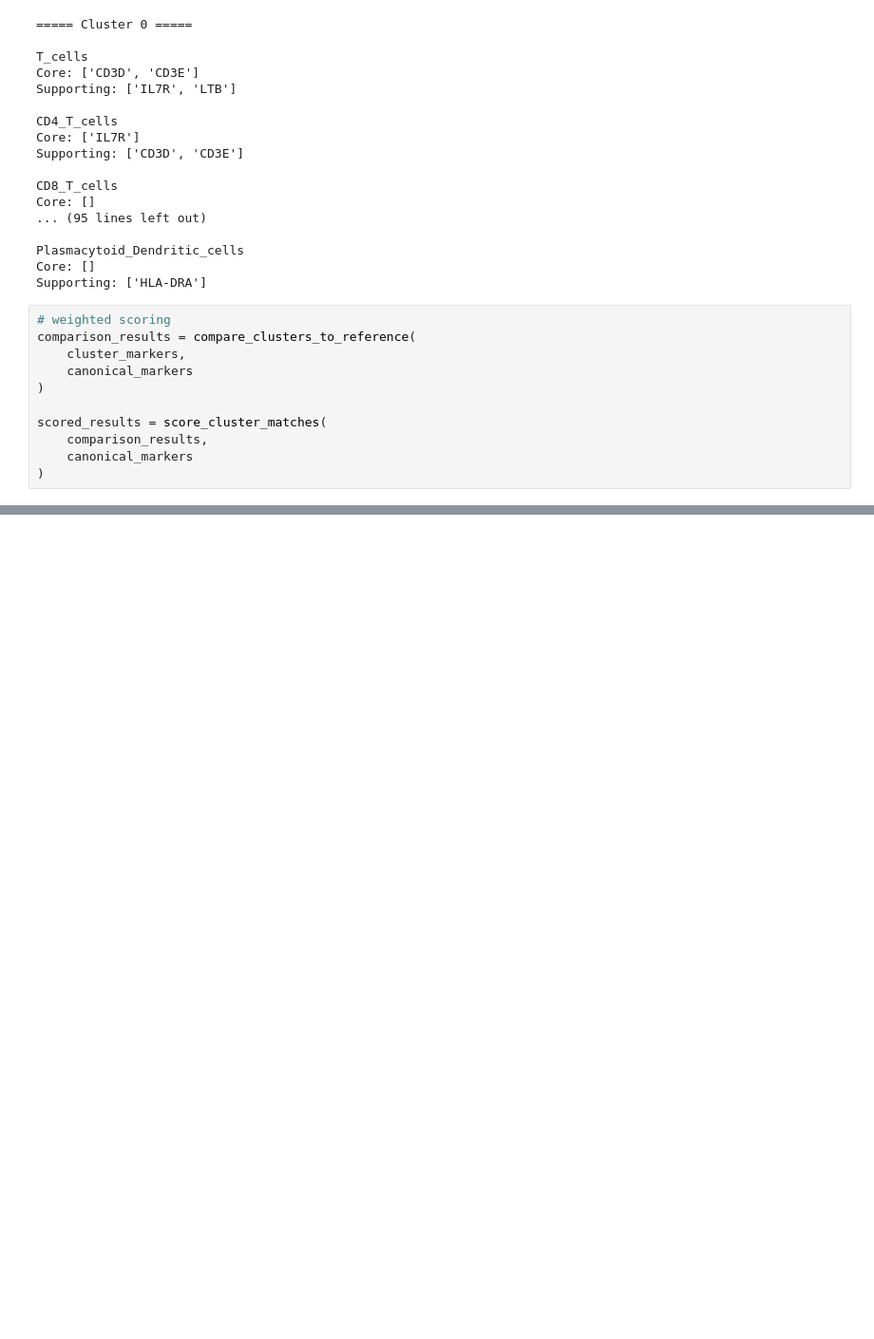
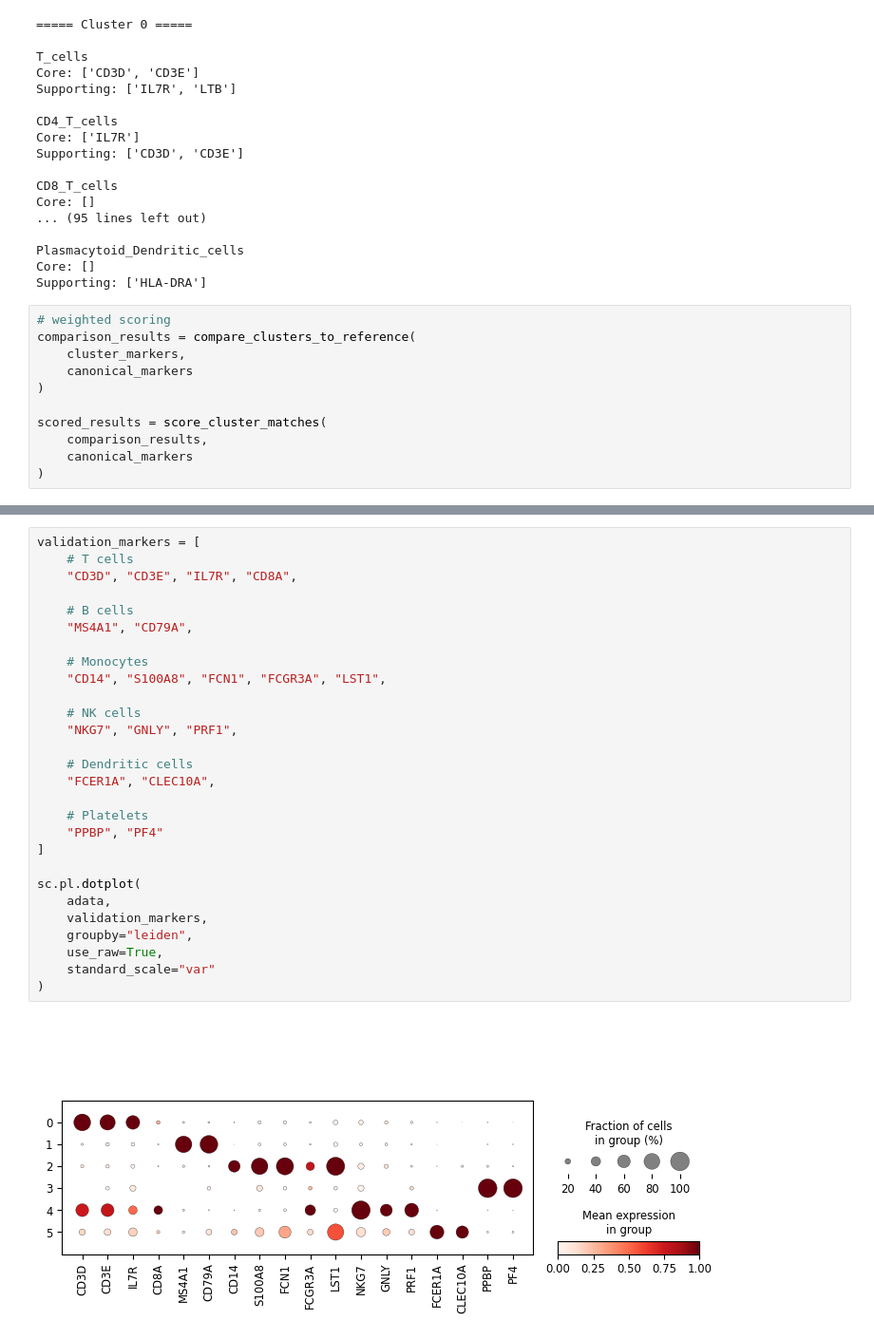
Before and after one commit to tshotts07/ImmunoType, a Jupyter notebook: notebooks/03_preprocessing.ipynb, the cells around one changed output, grey strips where cells are left out. Shown at 95% size. Cells and saved outputs as stored; diff of their text form; blank space fills up the shorter version.

Commit message:
Finalize Phase 3, identify cluster groups

```diff
--- a/notebooks/03_preprocessing.ipynb
+++ b/notebooks/03_preprocessing.ipynb
@@ -773,0 +808,30 @@ scored_results = score_cluster_matches(
+# %%
+validation_markers = [
+    # T cells
+    "CD3D", "CD3E", "IL7R", "CD8A",
+
+    # B cells
+    "MS4A1", "CD79A",
+
+    # Monocytes
+    "CD14", "S100A8", "FCN1", "FCGR3A", "LST1",
+
+    # NK cells
+    "NKG7", "GNLY", "PRF1",
+
+    # Dendritic cells
+    "FCER1A", "CLEC10A",
+
+    # Platelets
+    "PPBP", "PF4"
+]
+
+sc.pl.dotplot(
+    adata,
+    validation_markers,
+    groupby="leiden",
+    use_raw=True,
+    standard_scale="var"
+)
+# %% [output]
+[figure, added]
```
Also changed, not shown: parts of 4 cells of this notebook, 1 other file.
